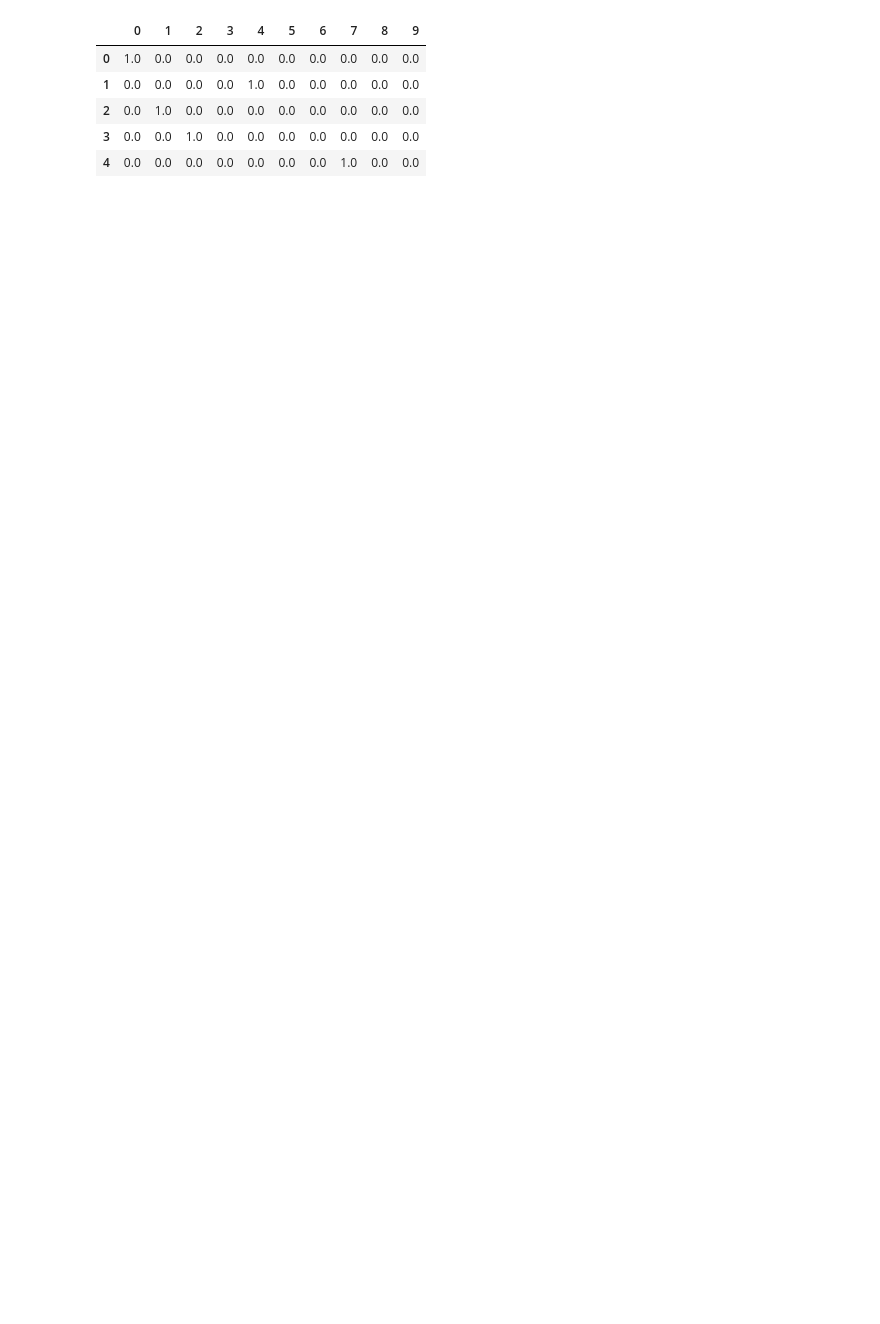
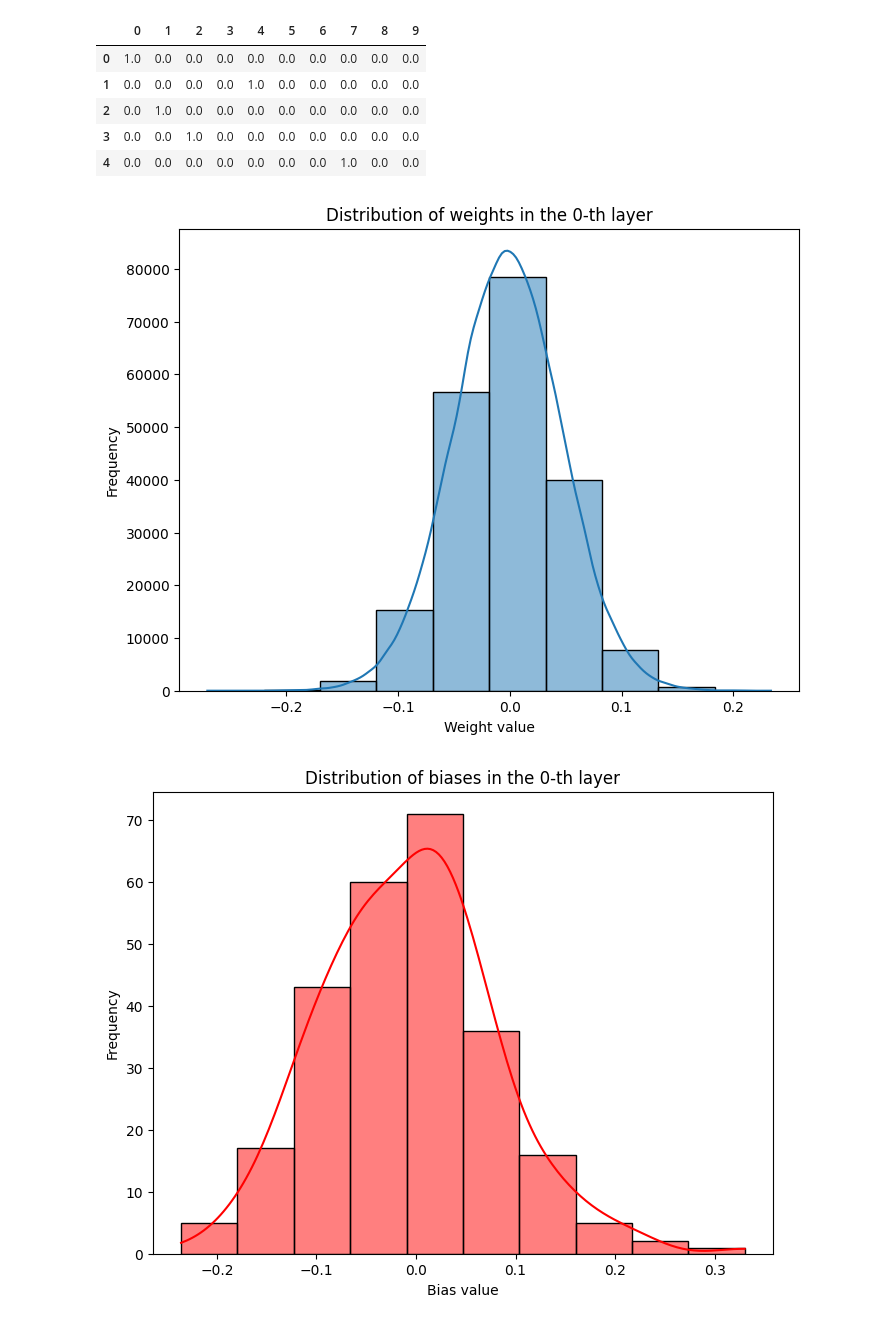
Before and after one commit to SandWithCheese/Tubes01_ML, a Jupyter notebook: src/notebooks/develop/bcn-1-testing.ipynb, the cells around one changed output. Cells and saved outputs as stored; diff of their text form; code cells hidden in the pictures; blank space fills up the shorter version.

```diff
--- a/src/notebooks/develop/bcn-1-testing.ipynb
+++ b/src/notebooks/develop/bcn-1-testing.ipynb
@@ -204,3 +203,8 @@ y_true_df.head()
 | 2 | 0.0 | 1.0 | 0.0 | 0.0 | 0.0 | 0.0 | 0.0 | 0.0 | 0.0 | 0.0 |
 | 3 | 0.0 | 0.0 | 1.0 | 0.0 | 0.0 | 0.0 | 0.0 | 0.0 | 0.0 | 0.0 |
 | 4 | 0.0 | 0.0 | 0.0 | 0.0 | 0.0 | 0.0 | 0.0 | 1.0 | 0.0 | 0.0 |
+# %%
+model.plot_weights([i for i in range(len(layer_sizes) - 1)])
+# %% [output]
+[figure, added]
+[figure, added]
```
Also changed, not shown: parts of 8 cells of this notebook, 6 other files.
